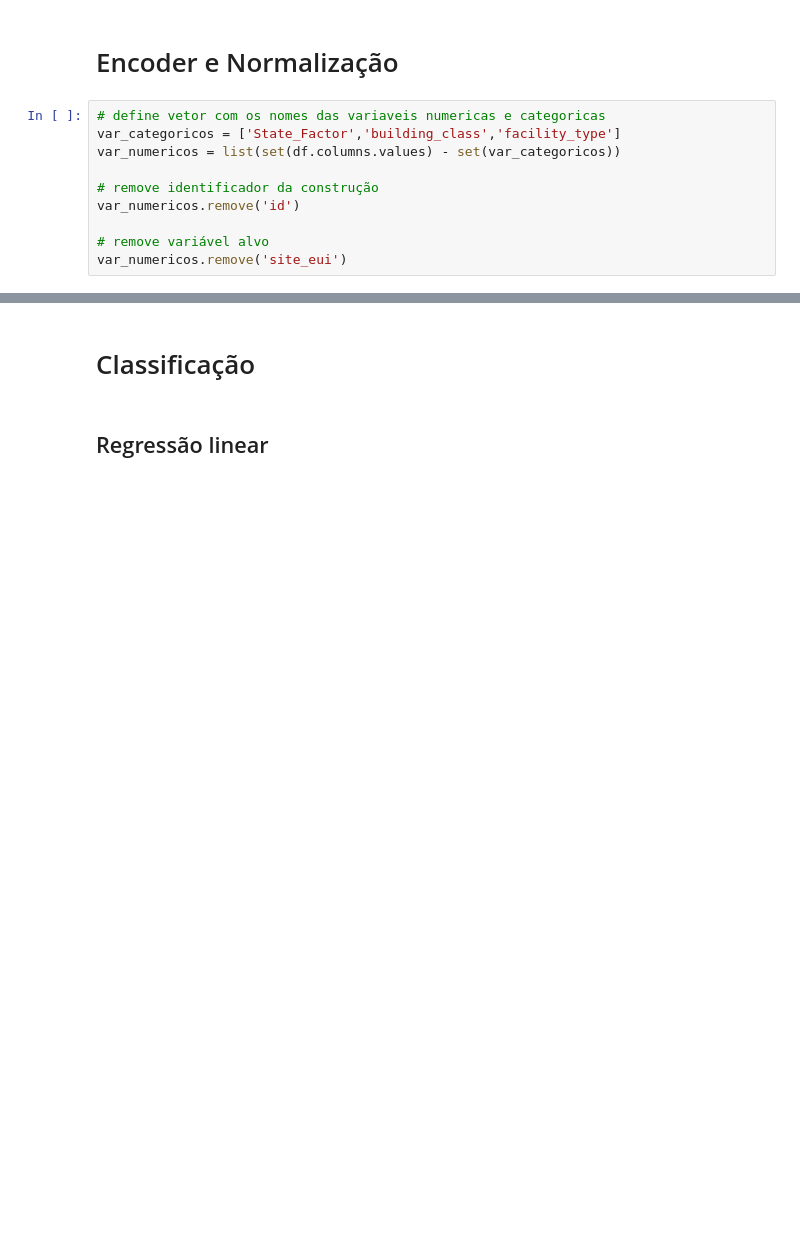
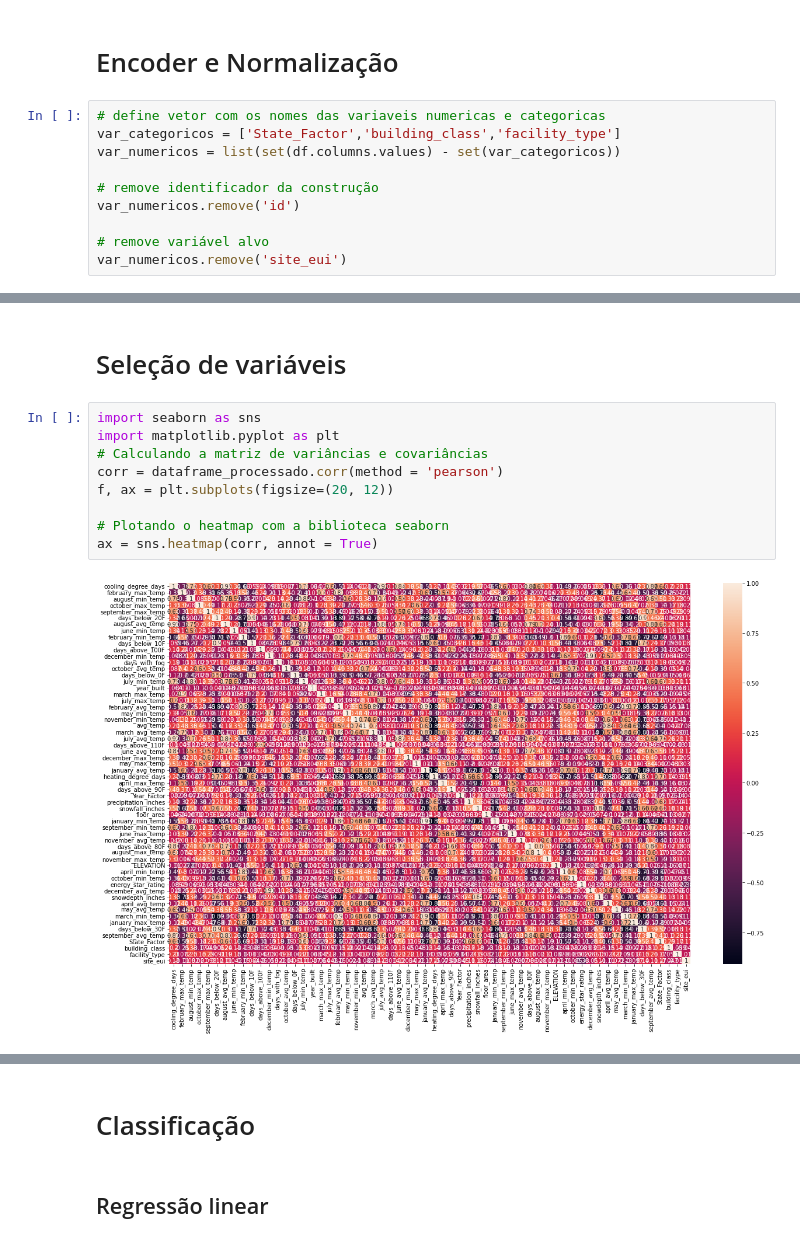
Before and after one commit to luizgonzagasilva/kaggle-wids2022, a Jupyter notebook: EXploracao.ipynb, the cells around one changed output, grey strips where cells are left out. Cells and saved outputs as stored; diff of their text form; blank space fills up the shorter version.

```diff
--- a/EXploracao.ipynb
+++ b/EXploracao.ipynb
@@ -257,0 +259,13 @@ dataframe_processado.head()
+# %% [markdown]
+# Seleção de variáveis
+# %%
+import seaborn as sns
+import matplotlib.pyplot as plt
+# Calculando a matriz de variâncias e covariâncias
+corr = dataframe_processado.corr(method = 'pearson')
+f, ax = plt.subplots(figsize=(20, 12))
+
+# Plotando o heatmap com a biblioteca seaborn
+ax = sns.heatmap(corr, annot = True)
+# %% [output]
+[figure, added]
```
Also changed, not shown: parts of 31 cells of this notebook.
